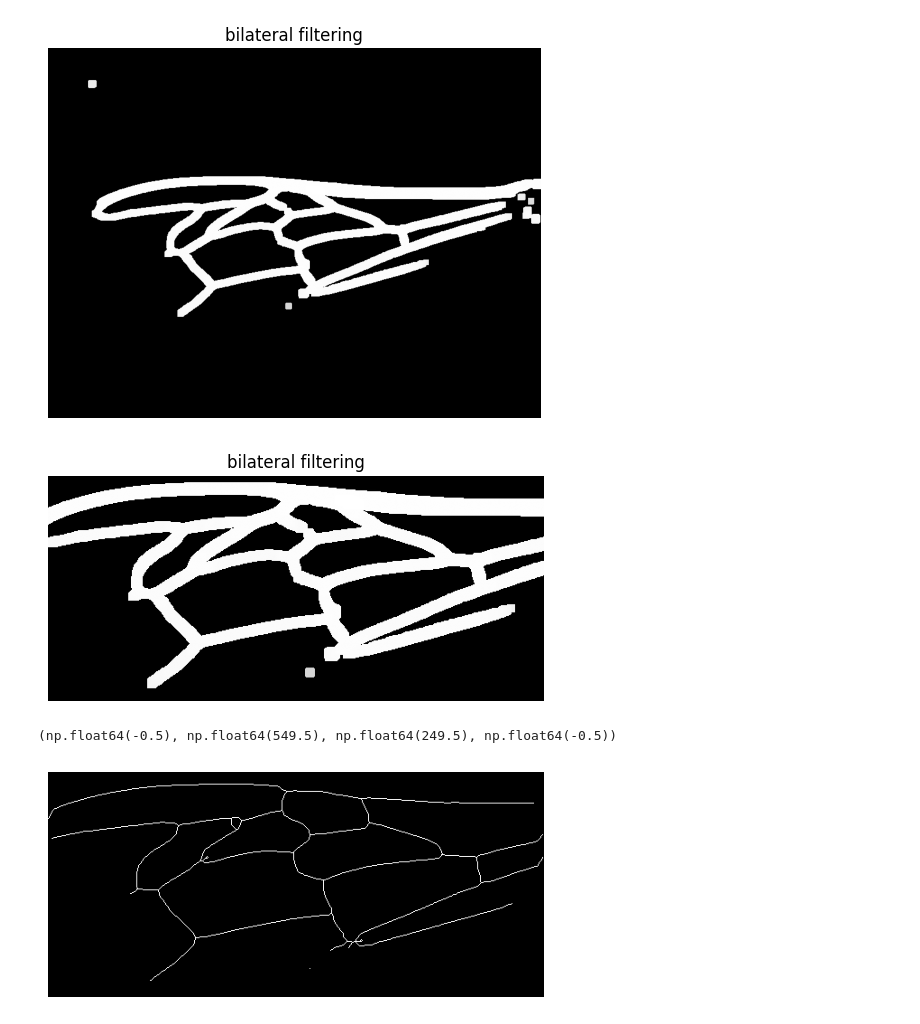
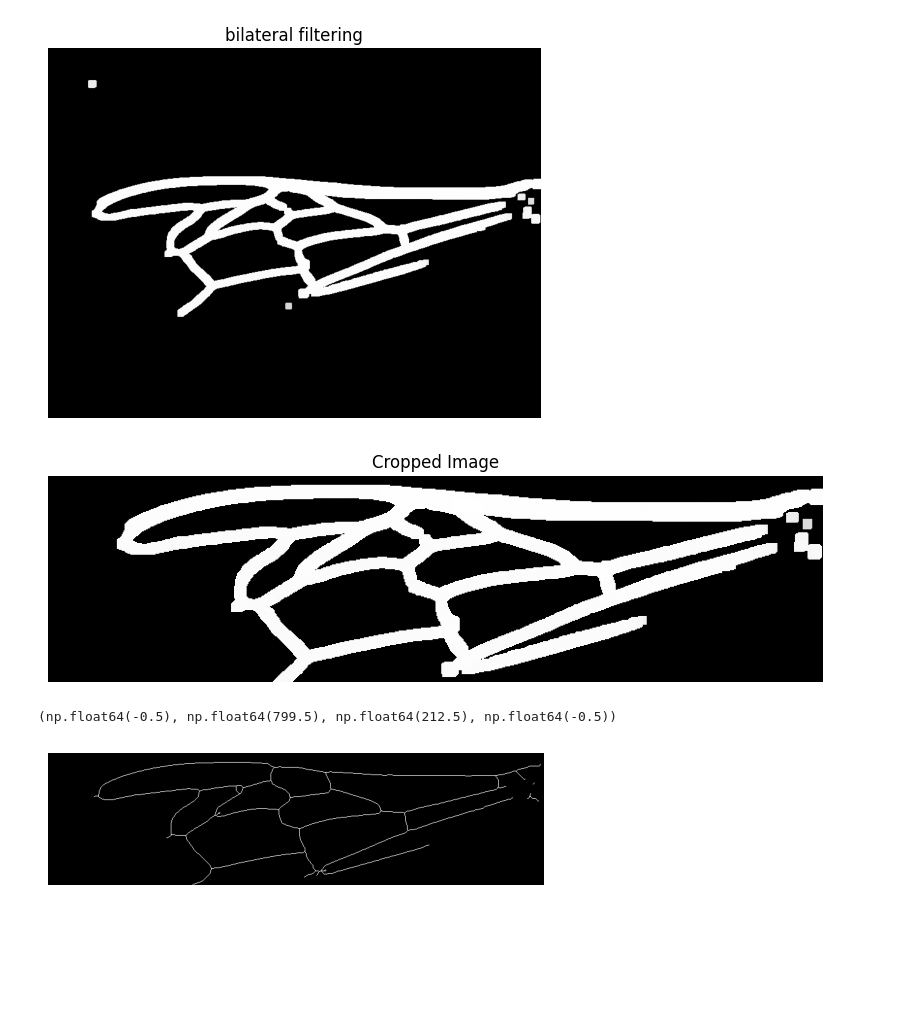
Before and after one commit to amiinemohamed/Bees-cv, a Jupyter notebook: Bees.ipynb, the cells around one changed output. Drawn from its saved outputs; the diff is of its cells as text; code cells hidden in the pictures; blank space fills up the shorter version.

```diff
--- a/Bees.ipynb
+++ b/Bees.ipynb
@@ -115,28 +115,47 @@ plt.show()
 # %% [output]
 [figure]
 # %%
-y1, y2 = 200, 450
-x1, x2 = 100, 650
+# y1, y2 = 200, 450
+# x1, x2 = 100, 750
 
-# Crop using slicing
-cropped_img = dilated_img[y1:y2, x1:x2]
+# # Crop using slicing
+# cropped_img = dilated_img[y1:y2, x1:x2]
 
-plt.imshow(cropped_img, cmap='gray')
+
+from skimage import morphology
+import numpy as np
+import matplotlib.pyplot as plt
+
+# Filter elements smaller than 1/6-th of the total width
+selem = morphology.rectangle(1, dilated_img.shape[1] // 10)
+img_opened = morphology.opening(dilated_img, selem)
+
+hist = np.sum(img_opened, axis=1)
+non_zero = np.where(hist > 0)[0]
+top_bound = int(np.round(np.min(non_zero) * 0.95))
+bottom_bound = int(np.round(np.max(non_zero) * 1.05))
+
+# Crop the image
+img_cropped = dilated_img[top_bound:bottom_bound, :]
+
+# Display the cropped image
+plt.figure(figsize=(10, 5))
+plt.imshow(img_cropped, cmap='gray')
+plt.title('Cropped Image')
 plt.axis('off')
-plt.title("bilateral filtering")
 plt.show()
 # %% [output]
-[figure, old version]
+[figure, new version]
 # %%
 from skimage.morphology import skeletonize
 
-skeleton = skeletonize(cropped_img).astype(np.uint8) * 255
+skeleton = skeletonize(img_cropped).astype(np.uint8) * 255
 
 plt.imshow(skeleton, cmap='gray')
 plt.axis('off')
 # %% [output]
-(np.float64(-0.5), np.float64(549.5), np.float64(249.5), np.float64(-0.5))
+(np.float64(-0.5), np.float64(799.5), np.float64(212.5), np.float64(-0.5))
-[figure, old version]
+[figure, new version]
 # %%
 from skimage.morphology import skeletonize
 from skimage.feature import corner_harris, corner_peaks
```
Also changed, not shown: parts of 1 cell of this notebook.
